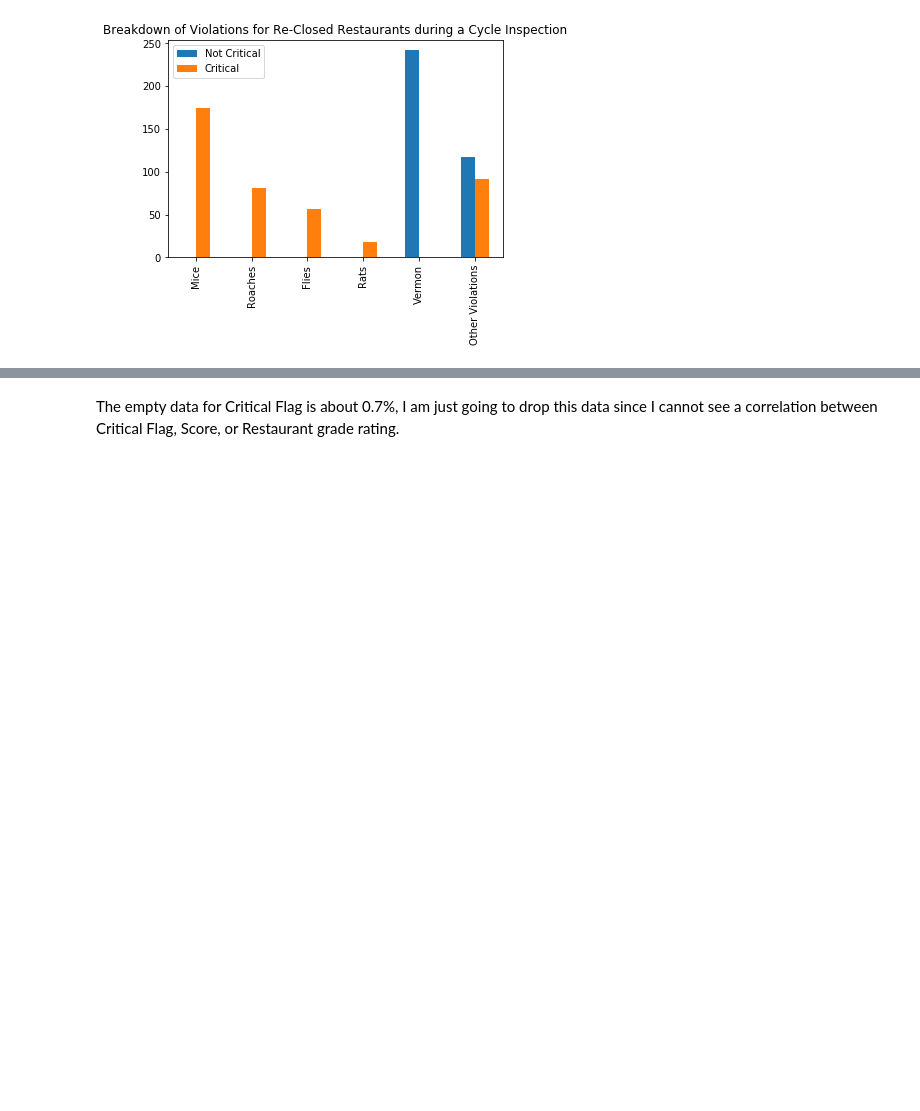
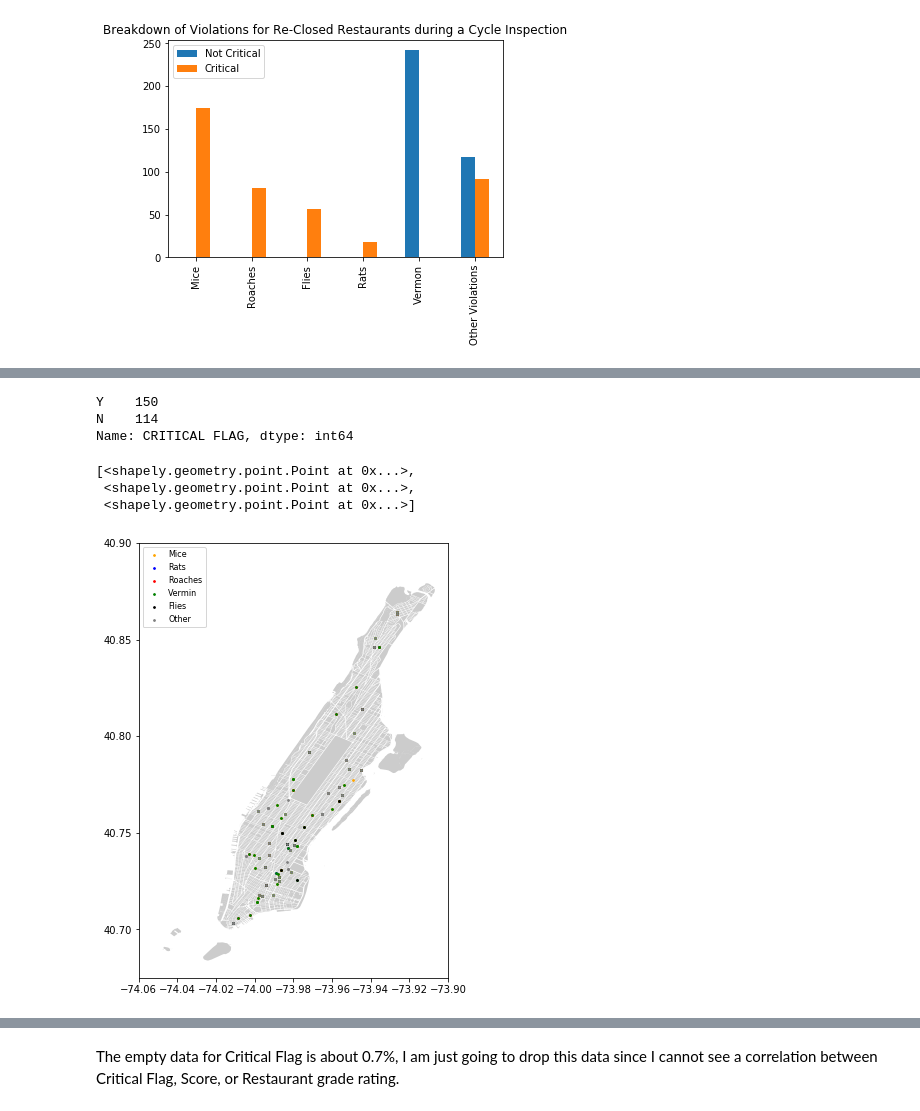
Before and after one commit to bhellner/nyc-food-grade, a Jupyter notebook: NYC Data Project_3.ipynb, the cells around one changed output, grey strips where cells are left out. Saved outputs shown, nothing was run; the diff lists cells and outputs as text; code cells hidden in the pictures; blank space fills up the shorter version.

```diff
--- a/NYC Data Project_3.ipynb
+++ b/NYC Data Project_3.ipynb
@@ -457 +507,46 @@ Total Dataset = 782
+# %%
+#importing the manhattan map that the data will be plotted on
+street_map = gpd.read_file('/Users/Brittney/Desktop/sh/nyu_2451_34522.shp')
+#fig,ax = plt.subplots(figsize = (8,8))
+#street_map.plot(ax = ax)
+#plt.show()
+# %%
+#only want the closed restaurants that are in manhattan
+df_violation_manhattan = df_violation[df_violation['BORO']=='Manhattan']
+df_violation_manhattan['CRITICAL FLAG'].value_counts()
+# %% [output]
+Y    150
+N    114
+Name: CRITICAL FLAG, dtype: int64
+# %%
+# Defining the coordinate system
+# Converting the latitude and longitude values to x,y (geometry) data points to be graphed
+crs = CRS("epsg:4326")
+geometry = [Point(xy) for xy in zip(df_violation_manhattan['Longitude'], df_violation_manhattan['Latitude'])]
+geometry[:3]
+# %% [output]
+[<shapely.geometry.point.Point at 0x...>,
+ <shapely.geometry.point.Point at 0x...>,
+ <shapely.geometry.point.Point at 0x...>]
+# %%
+#combining the data, the coordinate system, the geometry points
+geo_df = gpd.GeoDataFrame(df_violation_manhattan, crs=crs, geometry = geometry)
+# %%
+#Plotting the data on the map and labeling each data point
+
+fig,ax = plt.subplots(figsize = (8,8))
+street_map.plot(ax=ax, alpha = 0.4, color = 'grey')
+geo_df[geo_df['reason'] == 'mice'].plot(ax=ax, markersize=3, color = 'orange', marker = 'o', label = 'Mice')
+geo_df[geo_df['reason'] == 'rats'].plot(ax=ax, markersize=3, color = 'blue', marker = 'o', label = 'Rats')
+geo_df[geo_df['reason'] == 'roaches'].plot(ax=ax, markersize=3, color = 'red', marker = 'o', label = 'Roaches')
+geo_df[geo_df['reason'] == 'vermin'].plot(ax=ax, markersize=3, color = 'green', marker = 'o', label = 'Vermin')
+geo_df[geo_df['reason'] == 'flies'].plot(ax=ax, markersize=3, color = 'black', marker = 'o', label = 'Flies')
+geo_df[geo_df['reason'] == 'other'].plot(ax=ax, markersize=3, color = 'grey', marker = 'o', label = 'Other')
+
+plt.legend(prop={'size':8})
+plt.xlim(-74.06,-73.9)
+plt.ylim(40.675,40.9)
+plt.show()
+# %% [output]
+[figure, added]
 # %% [markdown]
```
Also changed, not shown: parts of 24 cells of this notebook.
